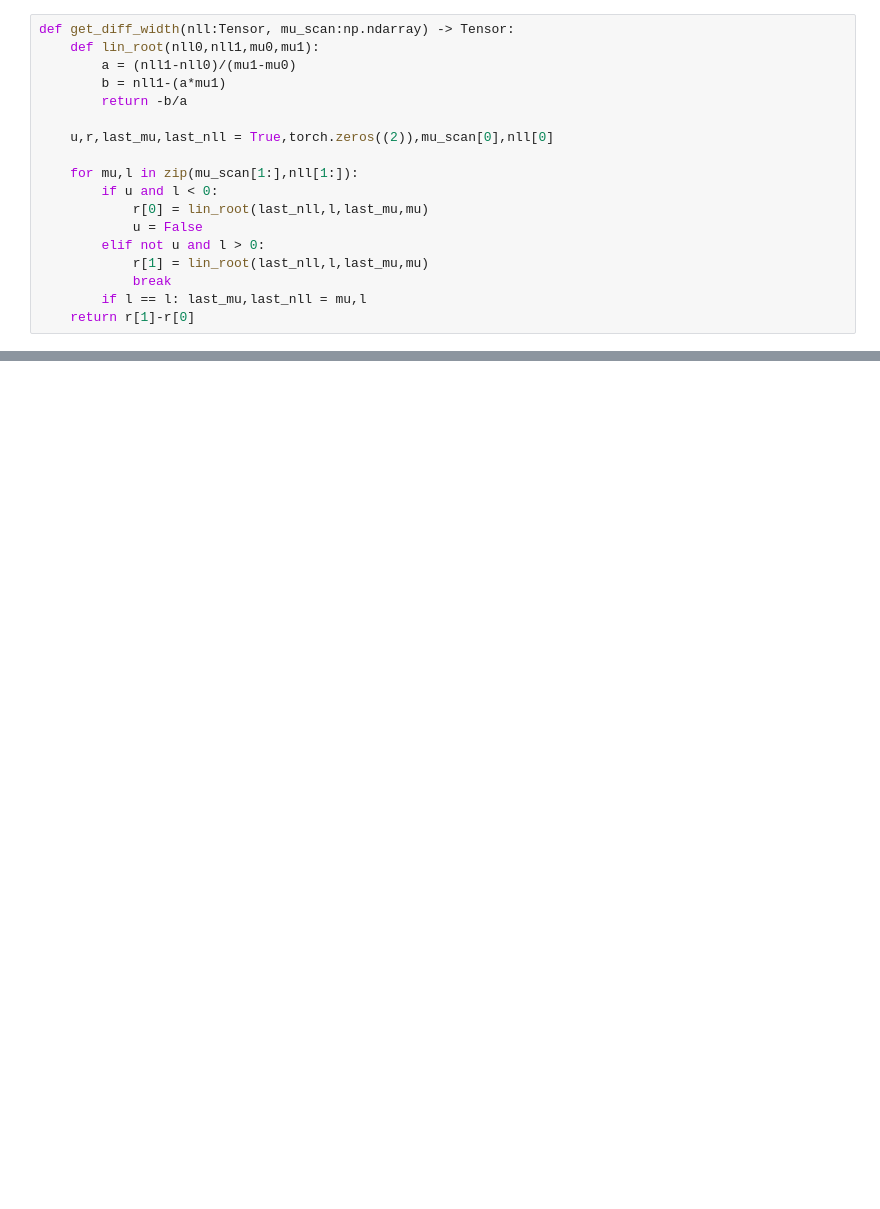
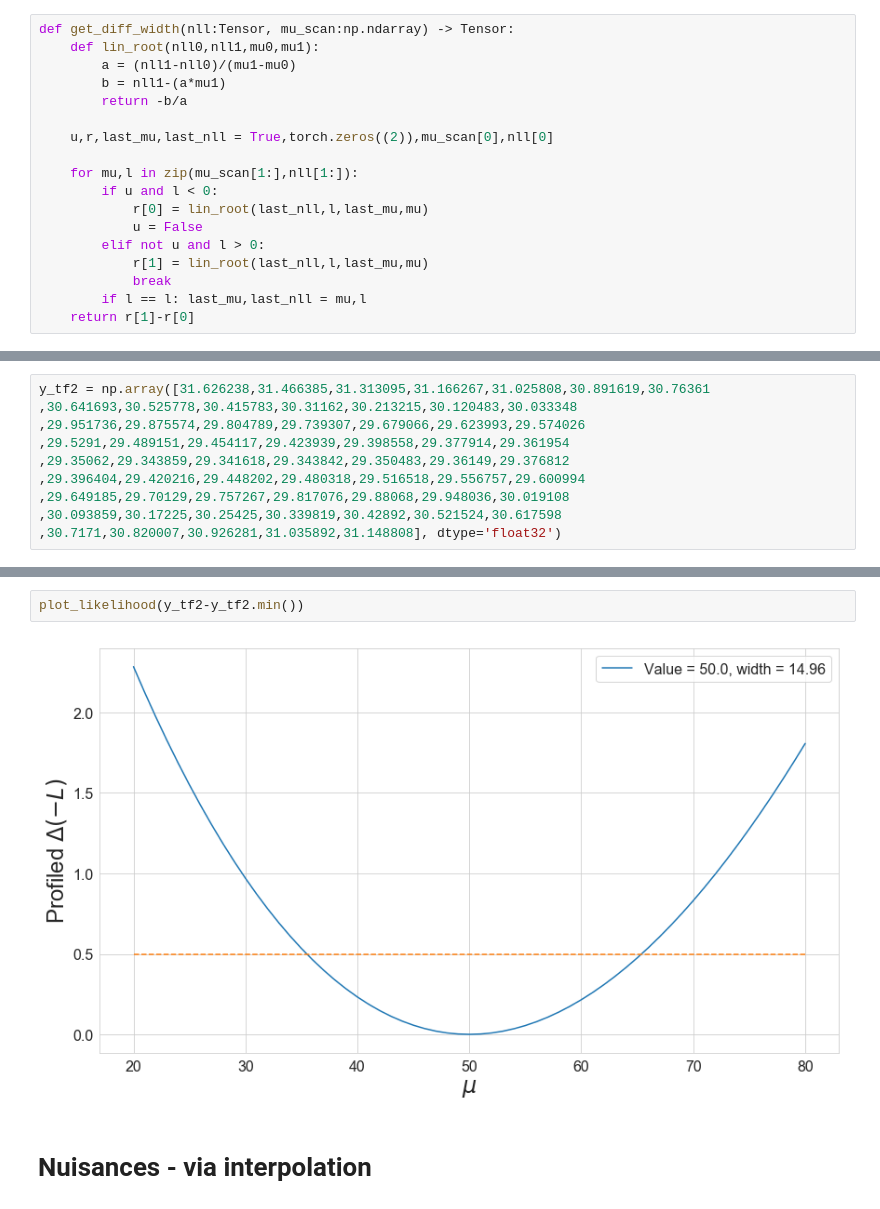
Before and after one commit to GilesStrong/pytorch_inferno, a Jupyter notebook: nbs/07_inferno.ipynb, the cells around one changed output, grey strips where cells are left out. Cells and saved outputs as stored; diff of their text form; blank space fills up the shorter version.

```diff
--- a/nbs/07_inferno.ipynb
+++ b/nbs/07_inferno.ipynb
@@ -257,0 +422,10 @@ RuntimeError: element 0 of tensors does not require grad and does not have a gra
+# %%
+y_tf2 = np.array([31.626238,31.466385,31.313095,31.166267,31.025808,30.891619,30.76361
+,30.641693,30.525778,30.415783,30.31162,30.213215,30.120483,30.033348
+,29.951736,29.875574,29.804789,29.739307,29.679066,29.623993,29.574026
+,29.5291,29.489151,29.454117,29.423939,29.398558,29.377914,29.361954
+,29.35062,29.343859,29.341618,29.343842,29.350483,29.36149,29.376812
+,29.396404,29.420216,29.448202,29.480318,29.516518,29.556757,29.600994
+,29.649185,29.70129,29.757267,29.817076,29.88068,29.948036,30.019108
+,30.093859,30.17225,30.25425,30.339819,30.42892,30.521524,30.617598
+,30.7171,30.820007,30.926281,31.035892,31.148808], dtype='float32')
@@ -257,0 +455,6 @@ RuntimeError: element 0 of tensors does not require grad and does not have a gra
+# %%
+plot_likelihood(y_tf2-y_tf2.min())
+# %% [output]
+[figure, added]
+# %% [markdown]
+# Nuisances - via interpolation
```
Also changed, not shown: parts of 61 cells of this notebook, 11 other files.
